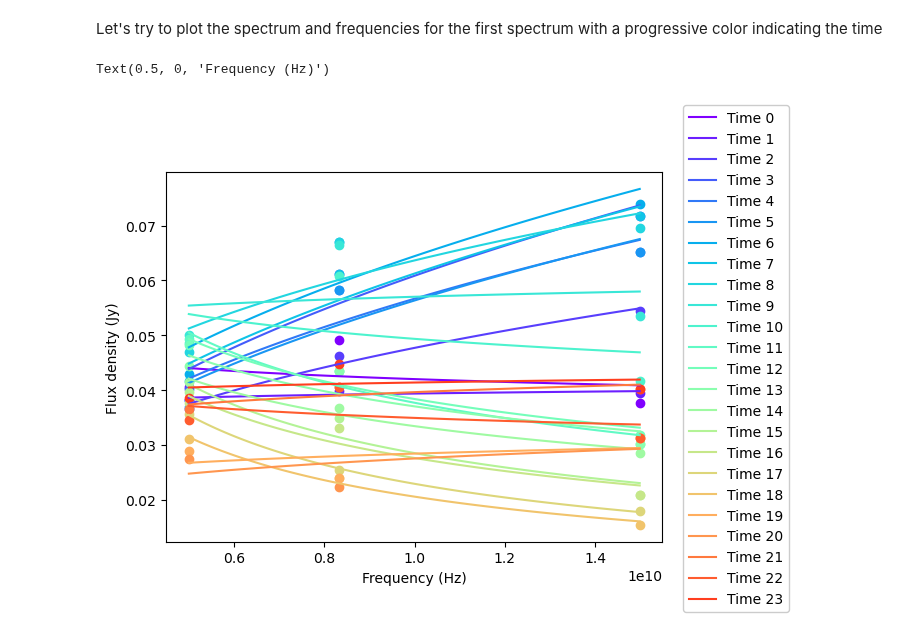
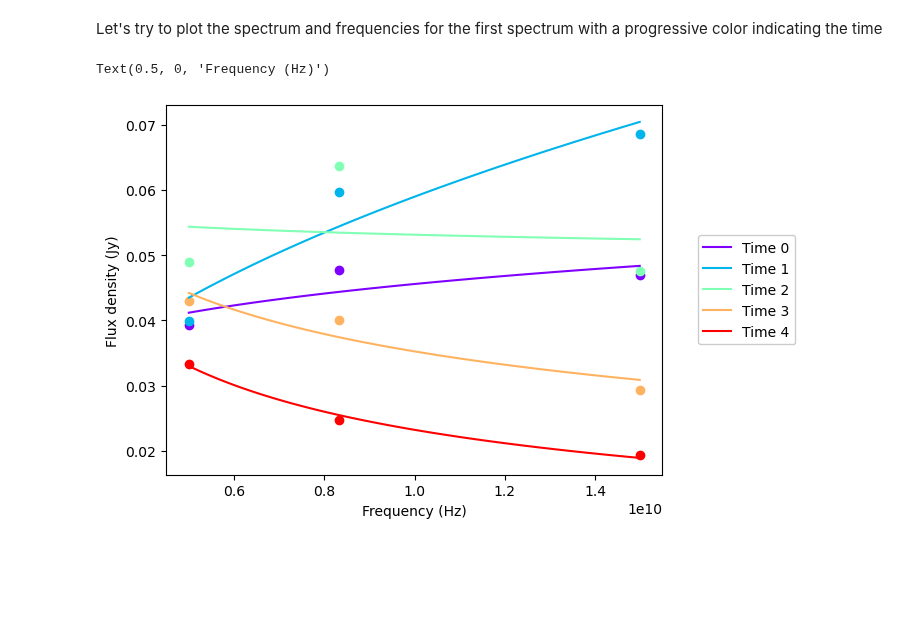
Before and after one commit to Camachoadri/JAEICU2024, a Jupyter notebook: Blob emission in GRS 1915+105/Blob emission in GRS 1915+105-07-03-24.ipynb, the cells around one changed output. Cells and saved outputs as stored; diff of their text form; code cells hidden in the pictures; blank space fills up the shorter version.

```diff
--- a/Blob emission in GRS 1915+105/Blob emission in GRS 1915+105-07-03-24.ipynb
+++ b/Blob emission in GRS 1915+105/Blob emission in GRS 1915+105-07-03-24.ipynb
@@ -851,26 +848,40 @@ Let's try to plot the spectrum and frequencies for the first spectrum with a pro
 # %%
 #We know the minimun of points is cm6 so the peaks will be described by it's peaks= [[11,30], [30,48], [65,86]]
 #Select outburst number
 it=1
 data=TimeFluxRedef([cm2, cm3, cm6])[peaks[it][0]:peaks[it][1]]
-#Latter points are red, first points blue
-colors = plt.cm.rainbow(list(np.linspace(0, 1, len(data))))
 data.pop()
 data.pop()
+cov_matrix=[]
+Fit_param= []
+
+#Select one every 5 points
+#data_short= data[0::6]
+
+#Select only a few points
+n=4 #Promediate each n points
+data_short=[]
+for i in np.arange(1, int(len(data)/n)):
+    aux= np.median(data[(i-1)*n:i*n], axis= 0)
+    data_short.append(aux)
+
+#Latter points are red, first points blue
+colors = plt.cm.rainbow(list(np.linspace(0, 1, len(data_short))))
+#Indexing the colors
 i=0
-for point, c in zip(data, colors):
+for point, c in zip(data_short, colors):
     plt.scatter(freq_array, point[:-1], color=c)
     fit= curve_fit(lambda freq, Flux_0, alpha: FluxDensFreqPL(freq, mean_freq, Flux_0, alpha),
                      freq_array, point[:-1], maxfev=5000)
-    alpha.append(fit[0][1])
+    cov_matrix.append(fit[1])
     Fit_param.append(fit[0])
     freqcont= np.linspace(min(freq_array), max(freq_array), 100)
     plt.plot(freqcont , fit[0][0]*(freqcont/mean_freq)**(fit[0][1]), color=c, label=f'Time {i}')
     i=i+1
 
-plt.legend(loc='best',  bbox_to_anchor=(0, 0, 1.27, 1.2), framealpha= 1)
+plt.legend(loc='center',  bbox_to_anchor=[1.17, 0.5], framealpha= 1)
 plt.ylabel('Flux density (Jy)')
 plt.xlabel('Frequency (Hz)')
 # %% [output]
 Text(0.5, 0, 'Frequency (Hz)')
-[figure, old version]
+[figure, new version]
```
Also changed, not shown: parts of 5 cells of this notebook.
